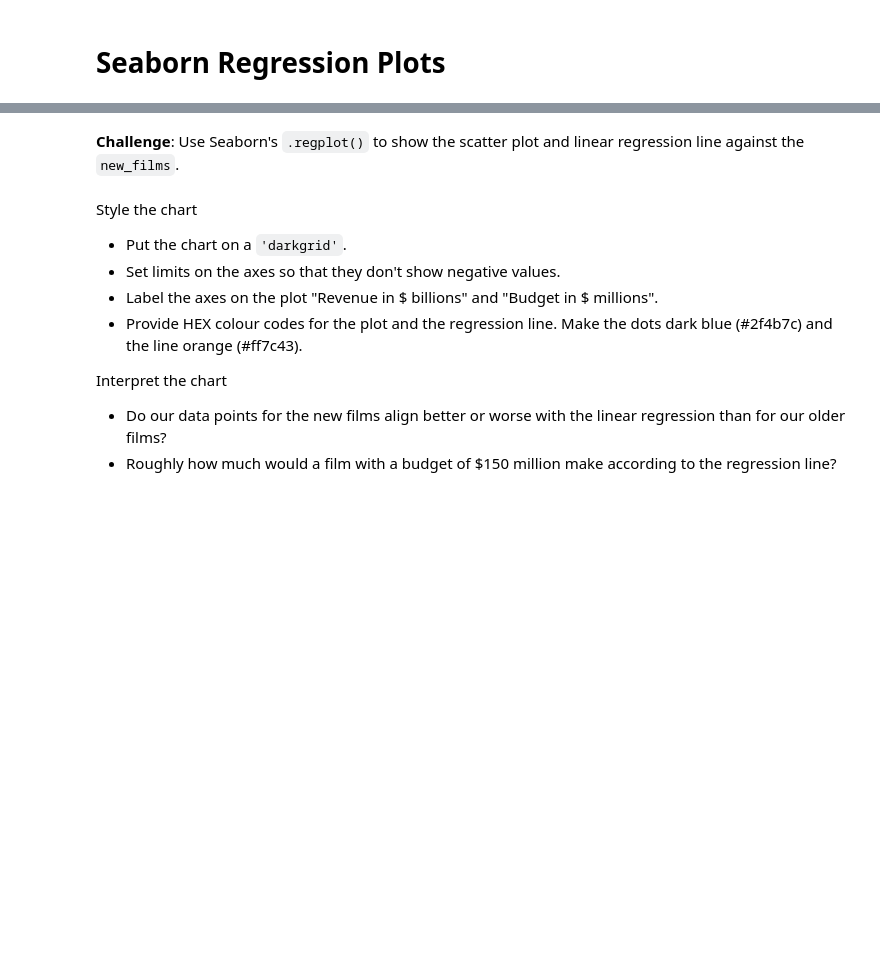
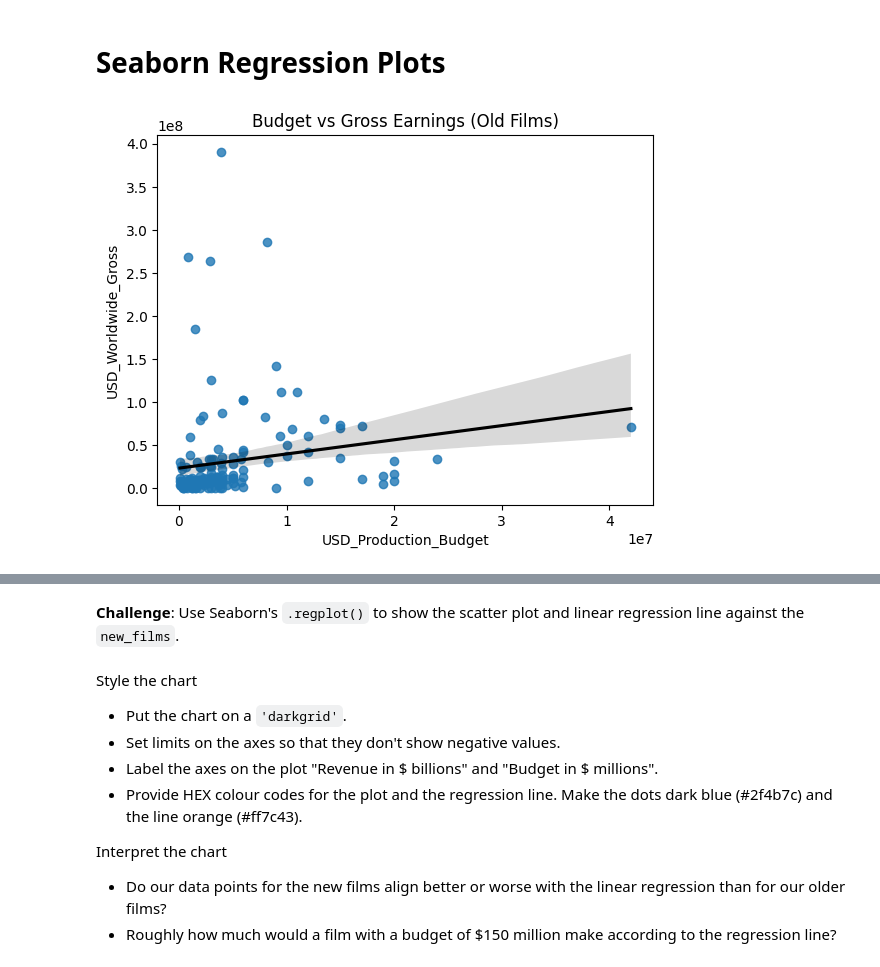
Before and after one commit to SiracencoSerghei/Bootcamp_Python, a Jupyter notebook: day_78/Seaborn_and_Linear_Regression.ipynb, the cells around one changed output, grey strips where cells are left out. Saved outputs shown, nothing was run; the diff lists cells and outputs as text; code cells hidden in the pictures; blank space fills up the shorter version.

```diff
--- a/day_78/Seaborn_and_Linear_Regression.ipynb
+++ b/day_78/Seaborn_and_Linear_Regression.ipynb
@@ -435,3 +435,9 @@ Here's how:
 <img src=https://i.imgur.com/5m06Ach.png width=650>
 3. Use floor division `//` to convert the year data to the decades of the films.
 4. Add the decades as a `Decade` column to the `data_clean` DataFrame.
+# %%
+dt_index = pd.DatetimeIndex(data_clean['Release_Date'])
+years = dt_index.year
+decades = years // 10 * 10
+data_clean['Decade'] = decades
+data_clean.head()
@@ -443,3 +456,6 @@ Here's how:
 * `new_films` should include all the films from 1970 onwards
 * How many films were released prior to 1970?
 * What was the most expensive film made prior to 1970?
+# %%
+old_films = data_clean[data_clean['Decade'] <= 1969]
+new_films = data_clean[data_clean['Decade'] > 1969]
@@ -446,2 +483,8 @@ Here's how:
 # %% [markdown]
 # Seaborn Regression Plots
+# %%
+sns.regplot(data=old_films, x='USD_Production_Budget', y='USD_Worldwide_Gross', line_kws={'color': 'black'})
+plt.title('Budget vs Gross Earnings (Old Films)')
+plt.show()
+# %% [output]
+[figure, added]
```
Also changed, not shown: parts of 12 cells of this notebook.
